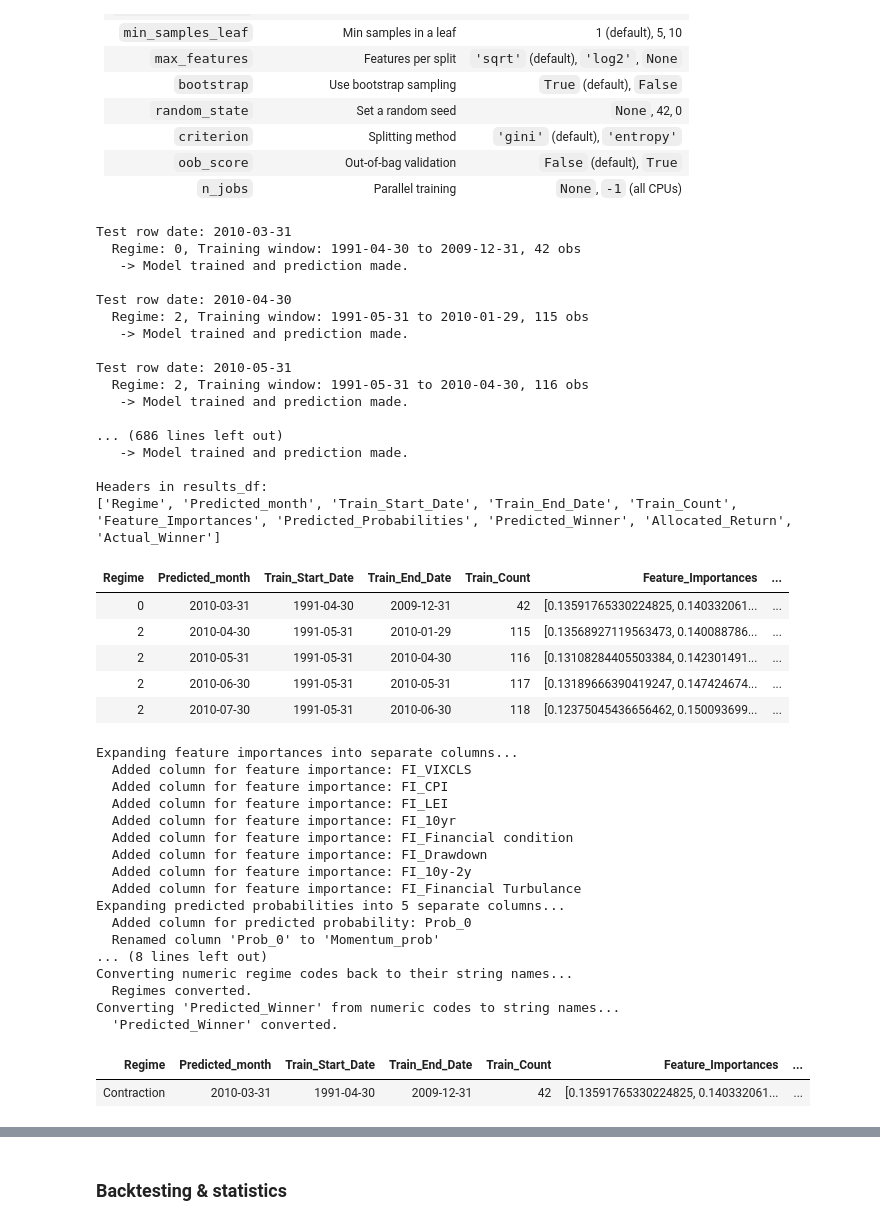
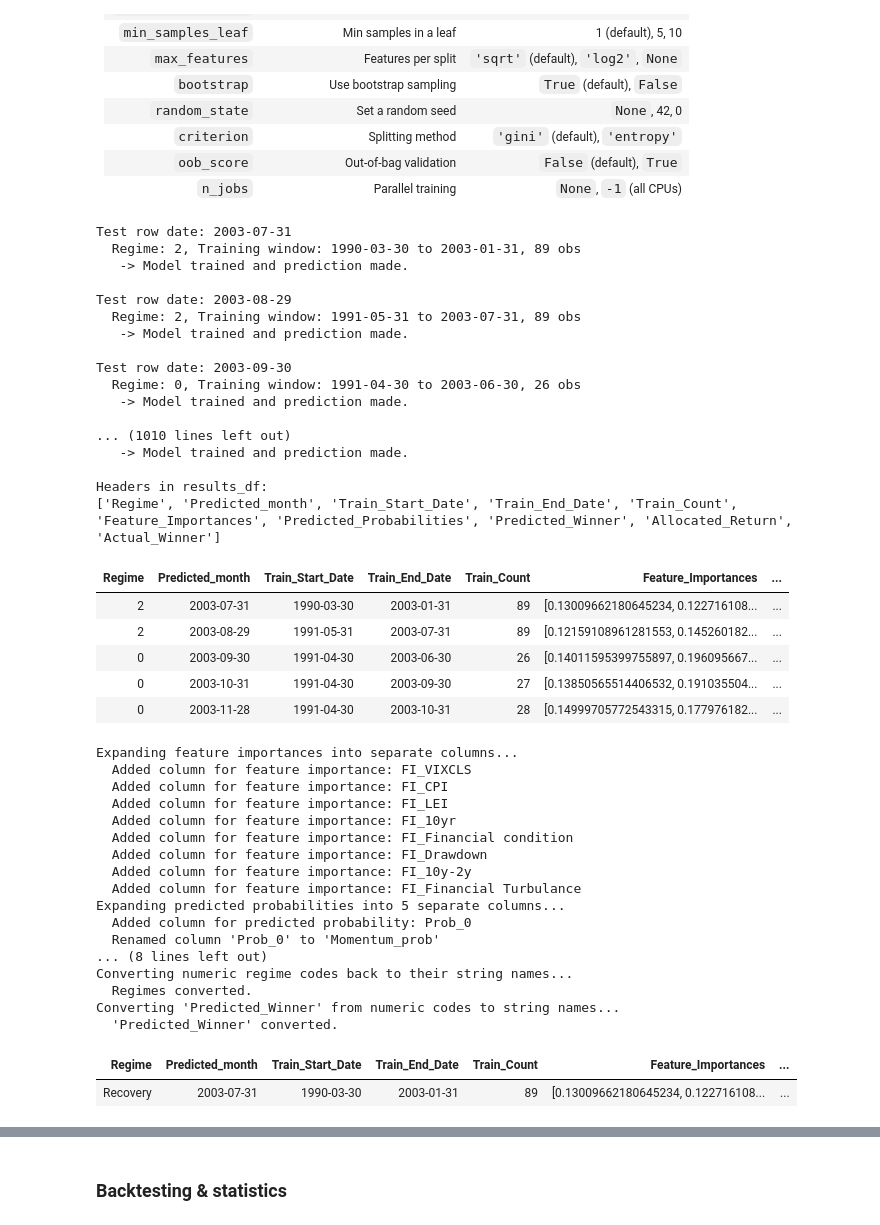
Before and after one commit to Elkkujou/Gradu, a Jupyter notebook: RF REGIIMI HYVÄ TRAINING.ipynb, the cells around one changed output, grey strips where cells are left out. Saved outputs shown, nothing was run; the diff lists cells and outputs as text; code cells hidden in the pictures.

```diff
--- a/RF REGIIMI HYVÄ TRAINING.ipynb
+++ b/RF REGIIMI HYVÄ TRAINING.ipynb
@@ -432,8 +432,8 @@ import pandas as pd
 import numpy as np
 
 # Parameters:
-overall_window_size = 240   # Overall training window size (from the full sorted data)
-min_data_threshold = 20     # Minimum number of observations required
+overall_window_size = 160  # Overall training window size (from the full sorted data)
+min_data_threshold = 4  # Minimum number of observations required
 
 # Create an empty list to accumulate the results.
 results = []
@@ -536,45 +536,45 @@ for i in range(overall_window_size, len(df_sorted)):
 
 # Convert the results list into a DataFrame.
 results_df = pd.DataFrame(results)
 
 print("Headers in results_df:")
 print(results_df.columns.tolist())
 
 # Display first few predictions
 num_rows_to_show = 5
 html_table = results_df.head(num_rows_to_show).to_html(index=False)
 from IPython.display import display, HTML
 display(HTML(html_table))
 
 # Keep track that expansions haven't run yet
 feature_importances_expanded = False
 probabilities_expanded = False
 regimes_converted = False
 predicted_winner_converted = False
 # %% [output]
-Test row date: 2010-03-31
-  Regime: 0, Training window: 1991-04-30 to 2009-12-31, 42 obs
+Test row date: 2003-07-31
+  Regime: 2, Training window: 1990-03-30 to 2003-01-31, 89 obs
    -> Model trained and prediction made.
 
-Test row date: 2010-04-30
-  Regime: 2, Training window: 1991-05-31 to 2010-01-29, 115 obs
+Test row date: 2003-08-29
+  Regime: 2, Training window: 1991-05-31 to 2003-07-31, 89 obs
    -> Model trained and prediction made.
 
-Test row date: 2010-05-31
-  Regime: 2, Training window: 1991-05-31 to 2010-04-30, 116 obs
+Test row date: 2003-09-30
+  Regime: 0, Training window: 1991-04-30 to 2003-06-30, 26 obs
    -> Model trained and prediction made.
 
-... (686 lines left out)
+... (1010 lines left out)
    -> Model trained and prediction made.
 
 Headers in results_df:
 ['Regime', 'Predicted_month', 'Train_Start_Date', 'Train_End_Date', 'Train_Count', 'Feature_Importances', 'Predicted_Probabilities', 'Predicted_Winner', 'Allocated_Return', 'Actual_Winner']
 | Regime | Predicted_month | Train_Start_Date | Train_End_Date | Train_Count | Feature_Importances | ... |
-| 0 | 2010-03-31 | 1991-04-30 | 2009-12-31 | 42 | [0.13591765330224825, 0.140332061... | ... |
-| 2 | 2010-04-30 | 1991-05-31 | 2010-01-29 | 115 | [0.13568927119563473, 0.140088786... | ... |
-| 2 | 2010-05-31 | 1991-05-31 | 2010-04-30 | 116 | [0.13108284405503384, 0.142301491... | ... |
-| 2 | 2010-06-30 | 1991-05-31 | 2010-05-31 | 117 | [0.13189666390419247, 0.147424674... | ... |
-| 2 | 2010-07-30 | 1991-05-31 | 2010-06-30 | 118 | [0.12375045436656462, 0.150093699... | ... |
+| 2 | 2003-07-31 | 1990-03-30 | 2003-01-31 | 89 | [0.13009662180645234, 0.122716108... | ... |
+| 2 | 2003-08-29 | 1991-05-31 | 2003-07-31 | 89 | [0.12159108961281553, 0.145260182... | ... |
+| 0 | 2003-09-30 | 1991-04-30 | 2003-06-30 | 26 | [0.14011595399755897, 0.196095667... | ... |
+| 0 | 2003-10-31 | 1991-04-30 | 2003-09-30 | 27 | [0.13850565514406532, 0.191035504... | ... |
+| 0 | 2003-11-28 | 1991-04-30 | 2003-10-31 | 28 | [0.14999705772543315, 0.177976182... | ... |
 # %%
 # Optional: Expand the feature importances array into separate columns (only if not done already).
 if not feature_importances_expanded:
@@ -636,7 +636,7 @@ Converting numeric regime codes back to their string names...
 Converting 'Predicted_Winner' from numeric codes to string names...
   'Predicted_Winner' converted.
 | Regime | Predicted_month | Train_Start_Date | Train_End_Date | Train_Count | Feature_Importances | ... |
-| Contraction | 2010-03-31 | 1991-04-30 | 2009-12-31 | 42 | [0.13591765330224825, 0.140332061... | ... |
+| Recovery | 2003-07-31 | 1990-03-30 | 2003-01-31 | 89 | [0.13009662180645234, 0.122716108... | ... |
 # %%
 
 # Calculate the ending row. If it exceeds the number of rows in results_df, it will be set to the maximum.
```
Also changed, not shown: parts of 13 cells of this notebook.
